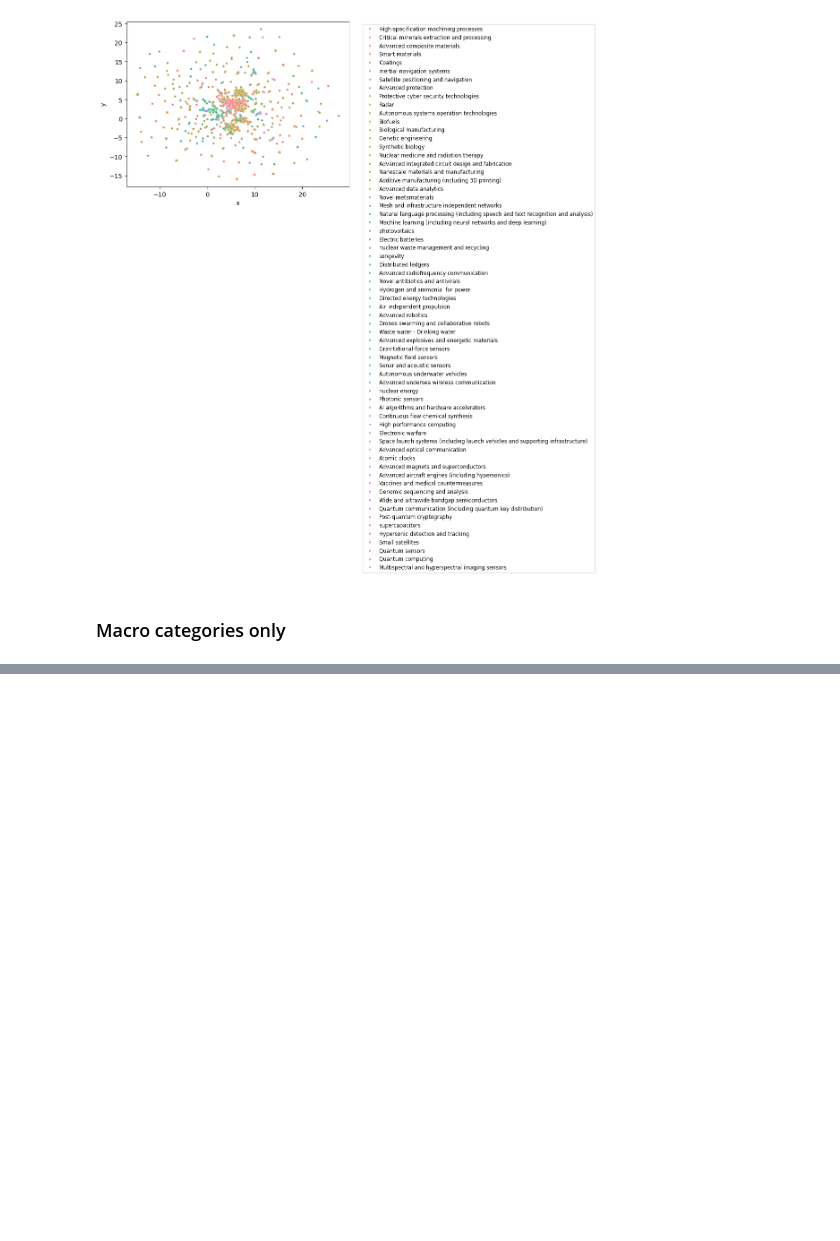
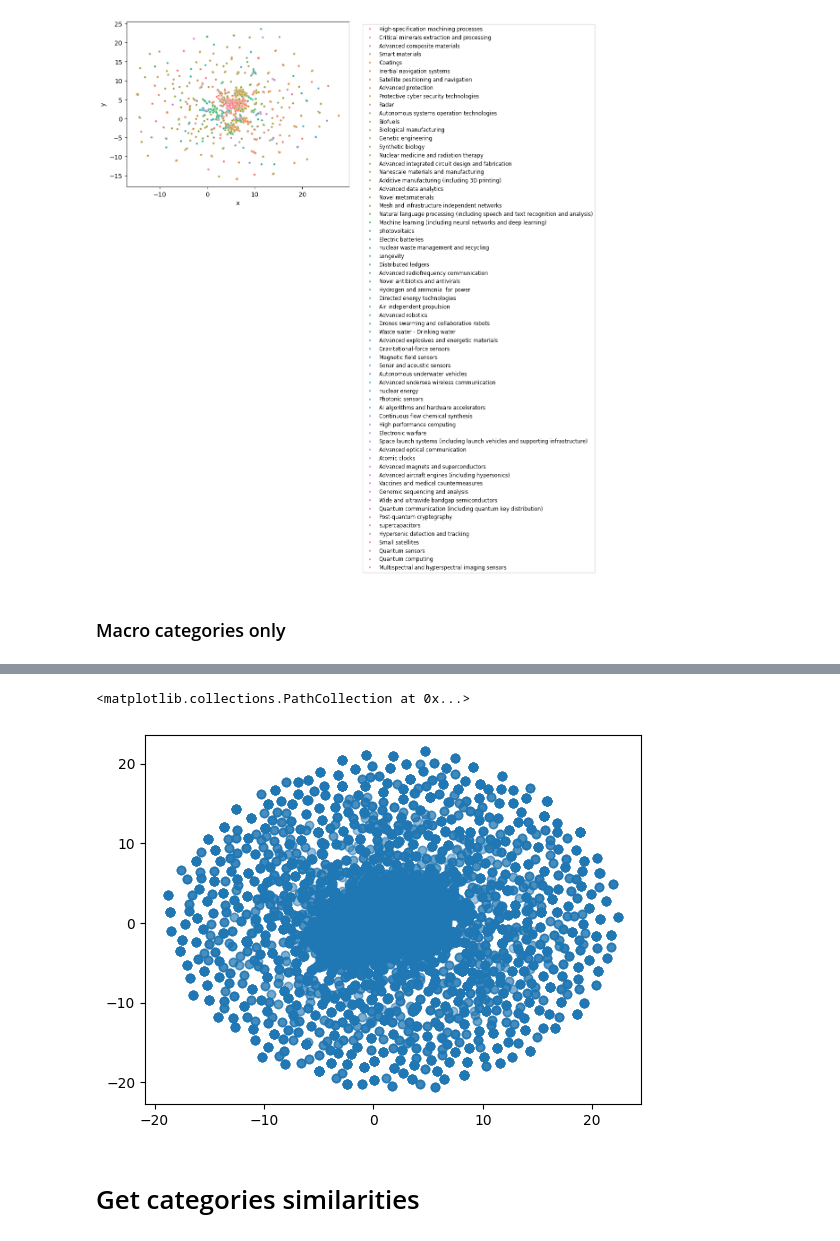
Before and after one commit to MattiaSalve/kof-notebooks, a Jupyter notebook: notebooks/023_embeddings.ipynb, the cells around one changed output, grey strips where cells are left out. Saved outputs shown, nothing was run; the diff lists cells and outputs as text; code cells hidden in the pictures; blank space fills up the shorter version.

```diff
--- a/notebooks/023_embeddings.ipynb
+++ b/notebooks/023_embeddings.ipynb
@@ -285,0 +235,9 @@ shape: (9, 1)
+# %%
+import umap
+import numpy as np
+
+reducer = umap.UMAP()
+
+data = pl.scan_parquet(DATA_DIR + 'processed/embeddings/*.parquet', missing_columns="insert")
+embeddings = np.array(data.slice(0, 100_000).collect(engine = "streaming")["embedding"].to_list())
+print(f"Memory used: {sys.getsizeof(embeddings)/1024**3:.2f} GBs")
@@ -285,0 +246,2 @@ shape: (9, 1)
+# %%
+reducer.fit(embeddings)
@@ -285,0 +267,13 @@ shape: (9, 1)
+# %%
+mapped = reducer.transform(embeddings)
+# %%
+import matplotlib.pyplot as plt
+import pandas as pd
+
+plot = pd.DataFrame(mapped)
+plt.scatter(x = plot[0], y = plot[1], alpha = 0.1)
+# %% [output]
+<matplotlib.collections.PathCollection at 0x...>
+[figure, added]
+# %% [markdown]
+# Get categories similarities
```
Also changed, not shown: parts of 17 cells of this notebook, 14 other files.
